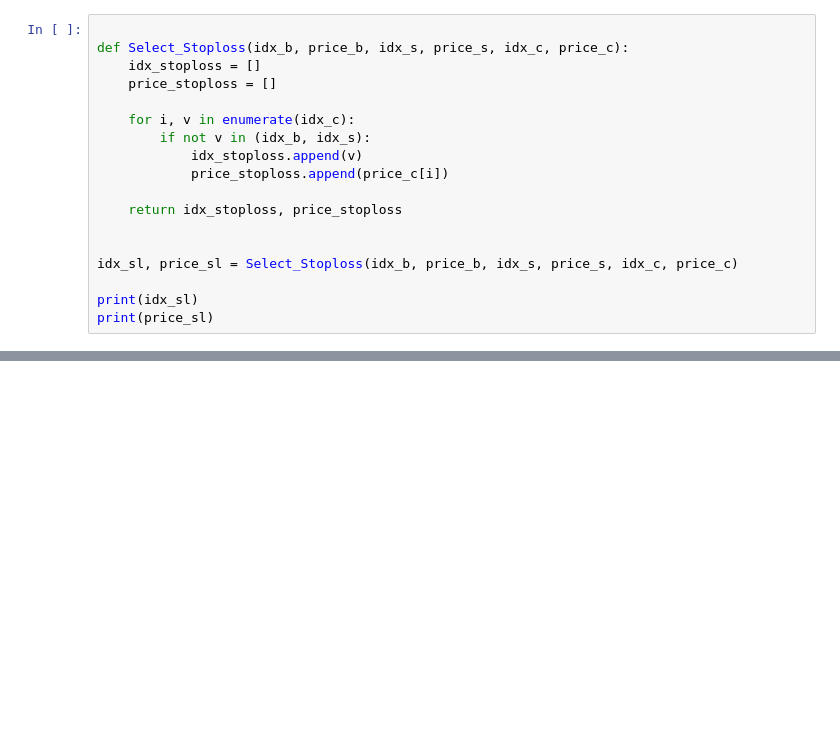
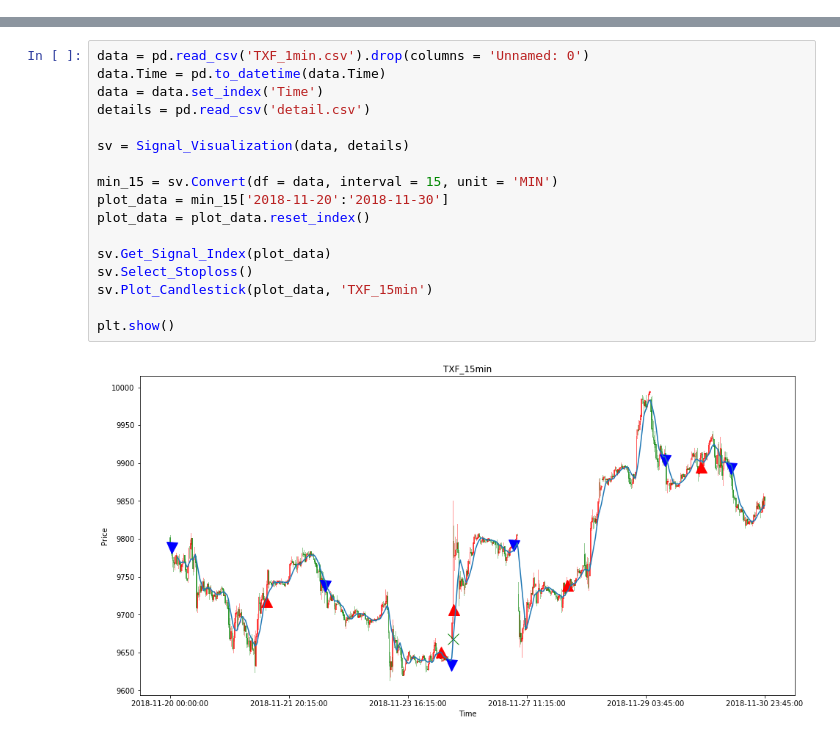
Before and after one commit to Darren-Kuo/Trading, a Jupyter notebook: Signal_Visualization.ipynb, the cells around one changed output, grey strips where cells are left out. Drawn from its saved outputs; the diff is of its cells as text; blank space fills up the shorter version.

```diff
--- a/Signal_Visualization.ipynb
+++ b/Signal_Visualization.ipynb
@@ -146,18 +0,0 @@ plt.show()
-# %%
-
-def Select_Stoploss(idx_b, price_b, idx_s, price_s, idx_c, price_c):
-    idx_stoploss = []
-    price_stoploss = []
-
-    for i, v in enumerate(idx_c):
-        if not v in (idx_b, idx_s):
-            idx_stoploss.append(v)
-            price_stoploss.append(price_c[i])
-
-    return idx_stoploss, price_stoploss
-
-
-idx_sl, price_sl = Select_Stoploss(idx_b, price_b, idx_s, price_s, idx_c, price_c)
-
-print(idx_sl)
-print(price_sl)
@@ -163,0 +114,19 @@ print(price_sl)
+# %%
+data = pd.read_csv('TXF_1min.csv').drop(columns = 'Unnamed: 0')
+data.Time = pd.to_datetime(data.Time)
+data = data.set_index('Time')
+details = pd.read_csv('detail.csv')
+
+sv = Signal_Visualization(data, details)
+
+min_15 = sv.Convert(df = data, interval = 15, unit = 'MIN')
+plot_data = min_15['2018-11-20':'2018-11-30']
+plot_data = plot_data.reset_index()
+
+sv.Get_Signal_Index(plot_data)
+sv.Select_Stoploss()
+sv.Plot_Candlestick(plot_data, 'TXF_15min')
+
+plt.show()
+# %% [output]
+[figure, added]
```
Also changed, not shown: parts of 5 cells of this notebook.
